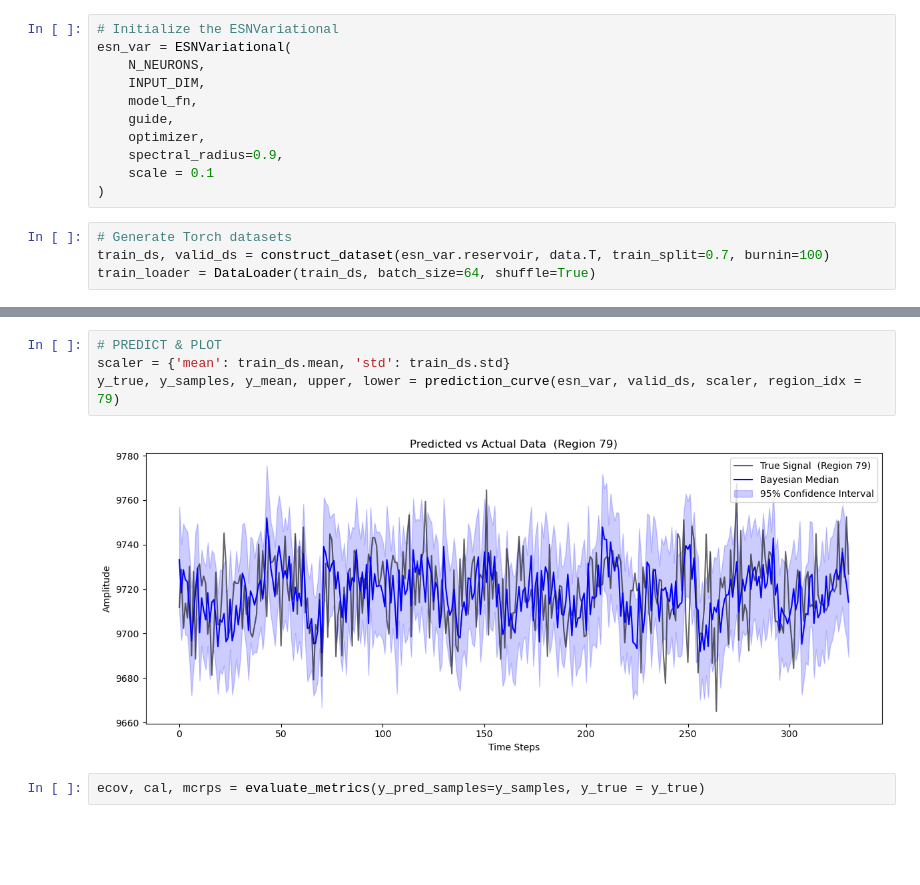
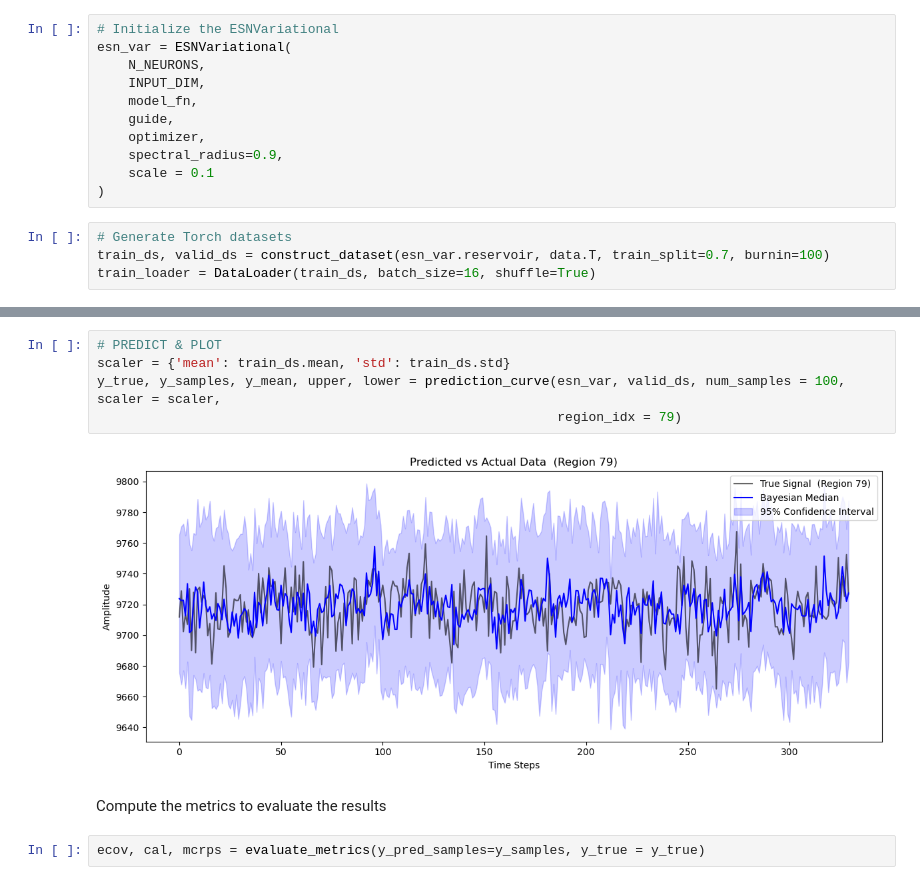
Before and after one commit to filippobezzi/Bayesian-Inference-in-High-Dimensional-Reservoir-Dynamics-for-Neural-Time-Series, a Jupyter notebook: real_data_test.ipynb, the cells around one changed output, grey strips where cells are left out. Saved outputs shown, nothing was run; the diff lists cells and outputs as text; blank space fills up the shorter version.

```diff
--- a/real_data_test.ipynb
+++ b/real_data_test.ipynb
@@ -77,7 +88,7 @@ esn_var = ESNVariational(
 # %%
 # Generate Torch datasets
 train_ds, valid_ds = construct_dataset(esn_var.reservoir, data.T, train_split=0.7, burnin=100)
-train_loader = DataLoader(train_ds, batch_size=64, shuffle=True)
+train_loader = DataLoader(train_ds, batch_size=16, shuffle=True)
 # %%
 # TRAIN
 history = esn_var.train(train_loader, epochs=EPOCHS)
@@ -86,9 +97,12 @@ Epoch 0 | Total ELBO Loss: 422235.7261
 # %%
 # PREDICT & PLOT
 scaler = {'mean': train_ds.mean, 'std': train_ds.std}
-y_true, y_samples, y_mean, upper, lower = prediction_curve(esn_var, valid_ds, scaler, region_idx = 79)
+y_true, y_samples, y_mean, upper, lower = prediction_curve(esn_var, valid_ds, num_samples = 100, scaler = scaler,
+                                                           region_idx = 79)
 # %% [output]
-[figure, old version]
+[figure, new version]
+# %% [markdown]
+Compute the metrics to evaluate the results
 # %%
 ecov, cal, mcrps = evaluate_metrics(y_pred_samples=y_samples, y_true = y_true)
 # %%
```
Also changed, not shown: parts of 42 cells of this notebook.
